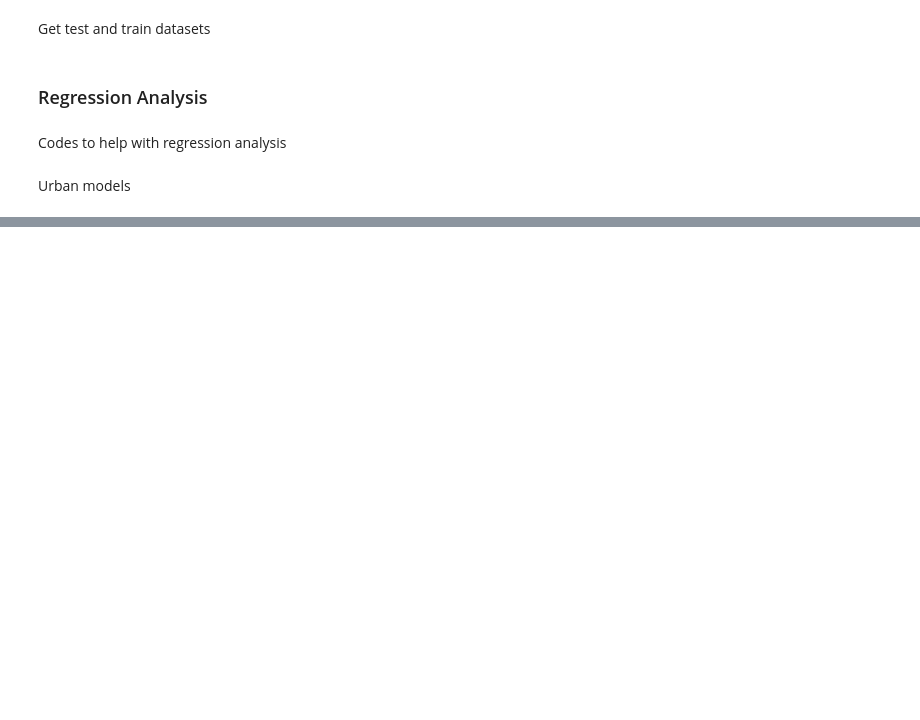
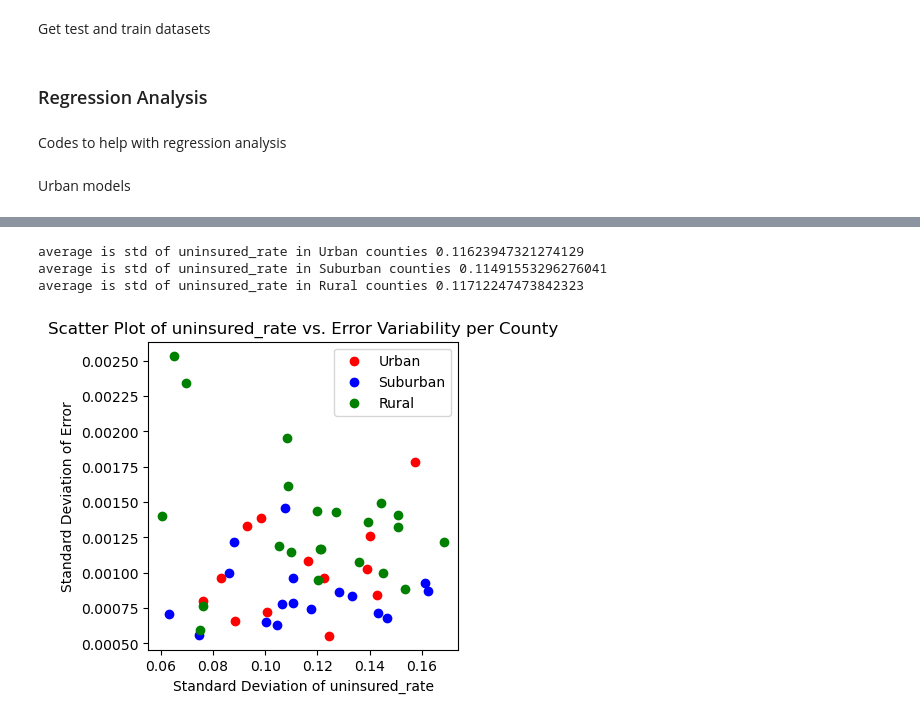
Before and after one commit to git-loa/CrimePatternsProject, a Jupyter notebook: data-exploration/new_data_analysis.ipynb, the cells around one changed output, grey strips where cells are left out. Saved outputs shown, nothing was run; the diff lists cells and outputs as text; code cells hidden in the pictures; blank space fills up the shorter version.

```diff
--- a/data-exploration/new_data_analysis.ipynb
+++ b/data-exploration/new_data_analysis.ipynb
@@ -963,0 +972,28 @@ feature 0
+# %%
+import pandas as pd
+import matplotlib.pyplot as plt
+xx='uninsured_rate'
+print(f'average is std of {xx} in Urban counties' ,Urban_df.groupby("County")[xx].std().mean())
+print(f'average is std of {xx} in Suburban counties',Suburban_df.groupby("County")[xx].std().mean())
+print(f'average is std of {xx} in Rural counties',Rural_df.groupby("County")[xx].std().mean())
+
+# Compute the standard deviation for each county (using the first level of the index, 'County')
+urb_std = urb.groupby(level='County')[[xx, 'error']].std()
+sub_std = sub.groupby(level='County')[[xx, 'error']].std()
+rur_std = rur.groupby(level='County')[[xx, 'error']].std()
+
+# Create a scatter plot: x-axis is std of clearance_rate and y-axis is std of error
+plt.figure(figsize=(4, 4))
+plt.scatter(urb_std[xx], urb_std['error'], c='red', label='Urban')
+plt.scatter(sub_std[xx], sub_std['error'], c='blue', label='Suburban')
+plt.scatter(rur_std[xx], rur_std['error'], c='green', label='Rural')
+plt.legend()
+plt.xlabel(f'Standard Deviation of {xx}')
+plt.ylabel('Standard Deviation of Error')
+plt.title(f'Scatter Plot of {xx} vs. Error Variability per County')
+plt.show()
+# %% [output]
+average is std of uninsured_rate in Urban counties 0.11623947321274129
+average is std of uninsured_rate in Suburban counties 0.11491553296276041
+average is std of uninsured_rate in Rural counties 0.11712247473842323
+[figure, added]
```
Also changed, not shown: parts of 32 cells of this notebook.
